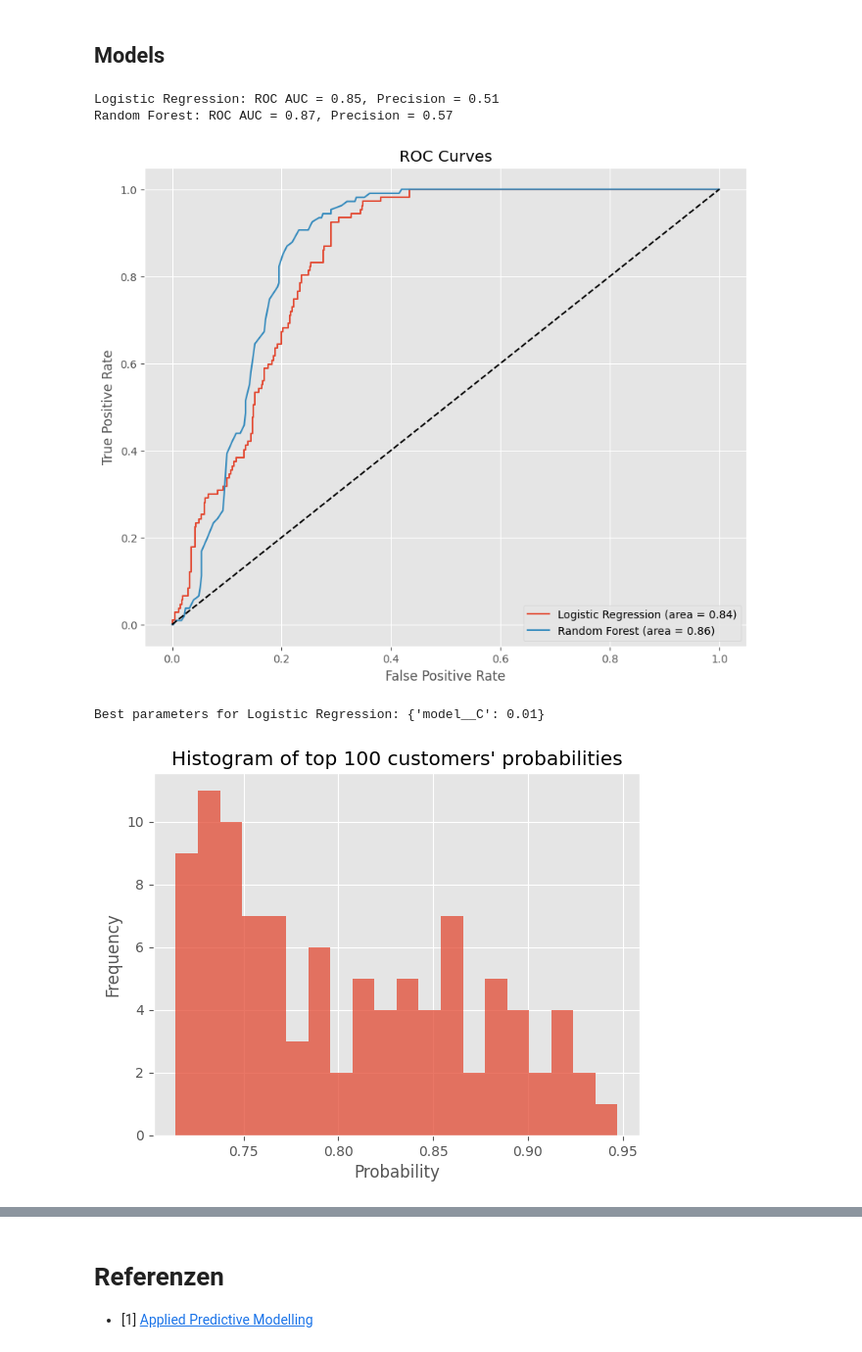
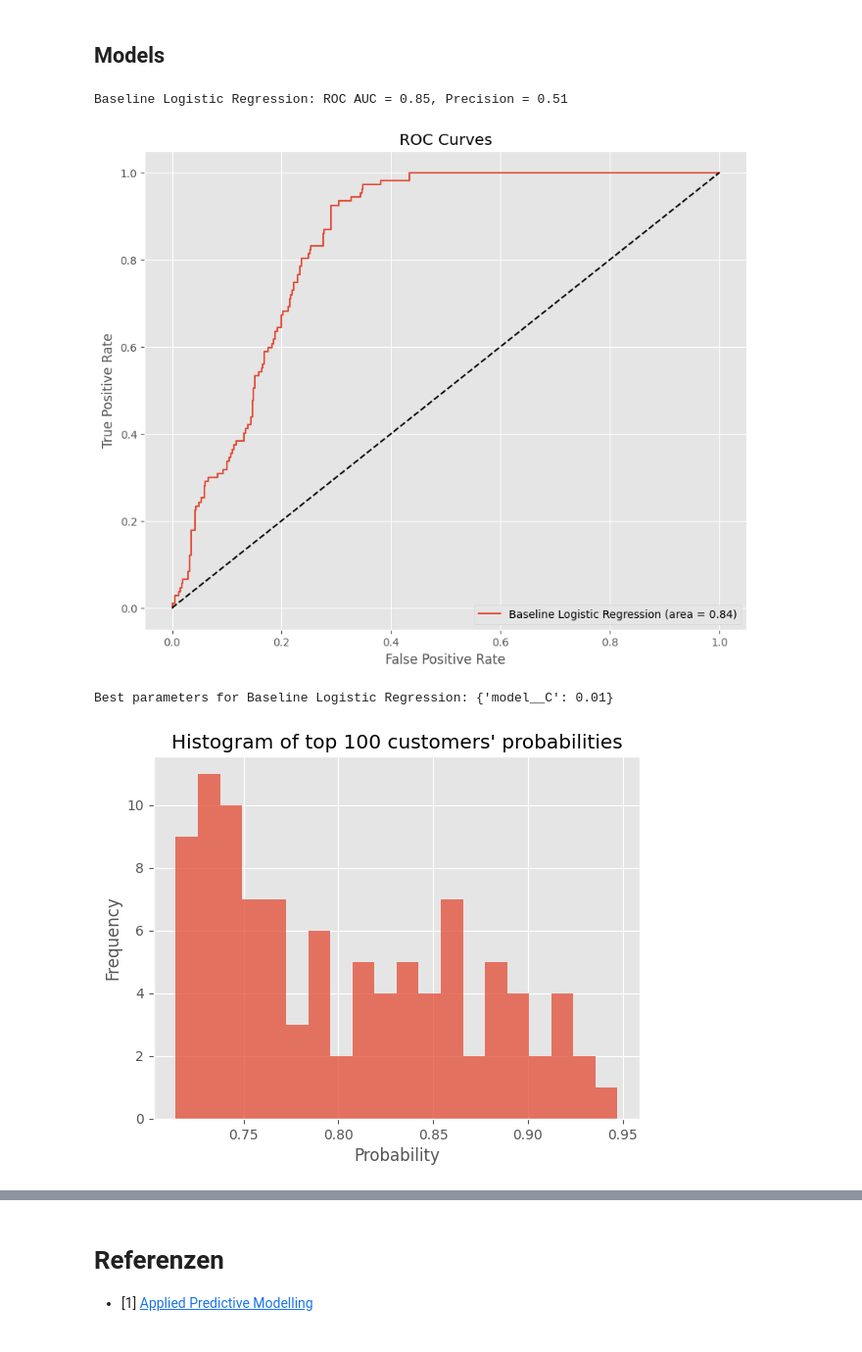
Before and after one commit to etiiiR/fhnw_aml, a Jupyter notebook: AML_MC.ipynb, the cells around one changed output, grey strips where cells are left out. Shown at 98% size. Drawn from its saved outputs; the diff is of its cells as text; code cells hidden in the pictures.

```diff
--- a/AML_MC.ipynb
+++ b/AML_MC.ipynb
@@ -1736,39 +1851,35 @@ class ModelEvaluator:
 # %%
 # Example usage:
 from sklearn.linear_model import LogisticRegression
-from sklearn.ensemble import RandomForestClassifier
+
 
 # Define models and their parameter grids
 models = {
     "Baseline Logistic Regression": LogisticRegression(solver="liblinear"),
-    "Random Forest": RandomForestClassifier(),
 }
 param_grid = {
-    "Logistic Regression": {"model__C": [0.01, 0.1, 1, 10]},
-    "Random Forest": {
-        "model__n_estimators": [100, 200],
-        "model__max_features": ["auto", "sqrt"],
-    },
+    "Baseline Logistic Regression": {"model__C": [0.01, 0.1, 1, 10]},
 }
 
 
 selected_fields = (
     ["age", "gender", "region_client"]
     + [f"volume_{i}" for i in range(1, 14)]
     + [f"balance_{i}" for i in range(1, 14)]
 )
 
-evaluator = ModelEvaluator(models, param_grid, X, y, selected_fields=selected_fields)
-results = evaluator.evaluate_models()
-evaluator.plot_roc_curves()
-best_lr = evaluator.optimize_model("Logistic Regression")
-evaluator.compare_top_n_customers(best_lr, n=100)
+evaluator_baseline = ModelEvaluator(
+    models, param_grid, X, y, selected_fields=selected_fields
+)
+results = evaluator_baseline.evaluate_models()
+evaluator_baseline.plot_roc_curves()
+best_lr = evaluator_baseline.optimize_model("Baseline Logistic Regression")
+evaluator_baseline.compare_top_n_customers(best_lr, n=100)
 
 # Assuming X and y are defined
 #
 # %% [output]
-Logistic Regression: ROC AUC = 0.85, Precision = 0.51
-Random Forest: ROC AUC = 0.87, Precision = 0.57
+Baseline Logistic Regression: ROC AUC = 0.85, Precision = 0.51
-[figure, old version]
+[figure, new version]
-Best parameters for Logistic Regression: {'model__C': 0.01}
+Best parameters for Baseline Logistic Regression: {'model__C': 0.01}
 [figure]
```
Also changed, not shown: parts of 19 cells of this notebook, 1 other file.
